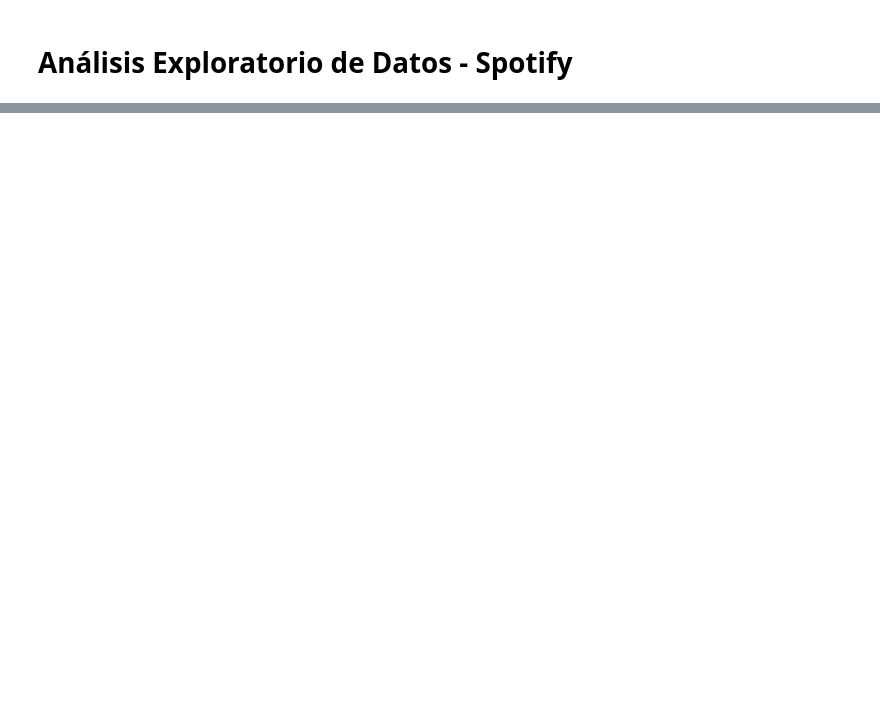
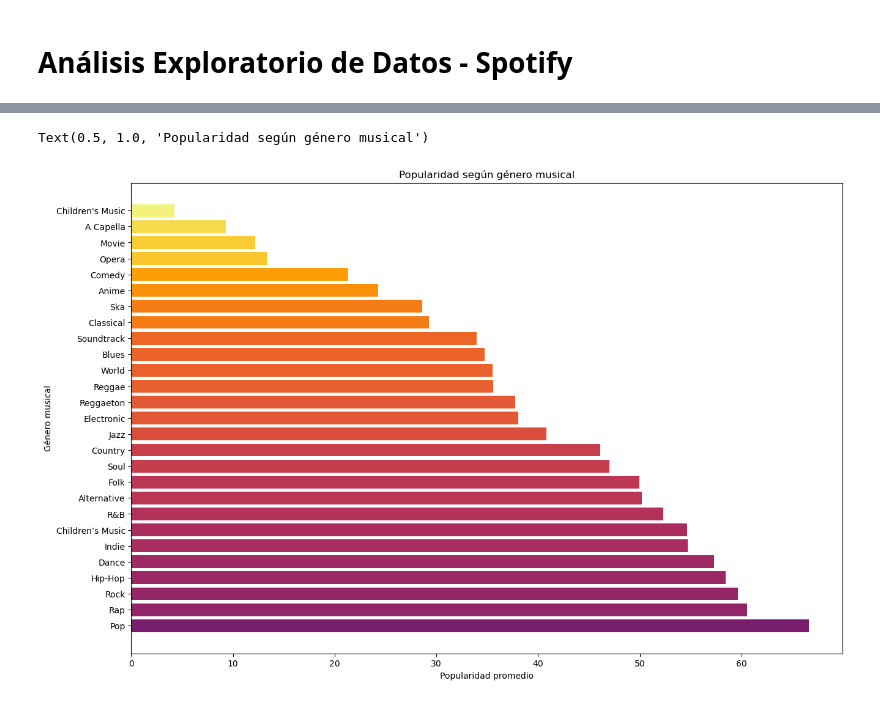
Before and after one commit to martinmalandra/spotify-db, a Jupyter notebook: spotify_EDA.ipynb, the cells around one changed output, grey strips where cells are left out. Saved outputs shown, nothing was run; the diff lists cells and outputs as text; code cells hidden in the pictures; blank space fills up the shorter version.

```diff
--- a/spotify_EDA.ipynb
+++ b/spotify_EDA.ipynb
@@ -25,0 +78,5 @@ df.sort_values('danceability', ascending=False).head(20)
+# %%
+# Calcular el promedio de popularidad para cada género y ordenarlo de forma descendente
+
+promedios_por_genero = df.groupby('genre')['popularity'].mean().sort_values(ascending = False)
+print(promedios_por_genero)
@@ -26,3 +101,14 @@ df.sort_values('danceability', ascending=False).head(20)
+# %%
+# Gráfica
+
+plt.figure(figsize=(15,10))
+plt.barh(promedios_por_genero.index, promedios_por_genero, color=plt.cm.inferno_r(promedios_por_genero/100))
+plt.xlabel('Popularidad promedio')
+plt.ylabel('Género musical')
+plt.title('Popularidad según género musical')
+# %% [output]
+Text(0.5, 1.0, 'Popularidad según género musical')
+[figure, added]
 # %% [markdown]
 ### Mapa de calor
 
```
Also changed, not shown: parts of 20 cells of this notebook.
